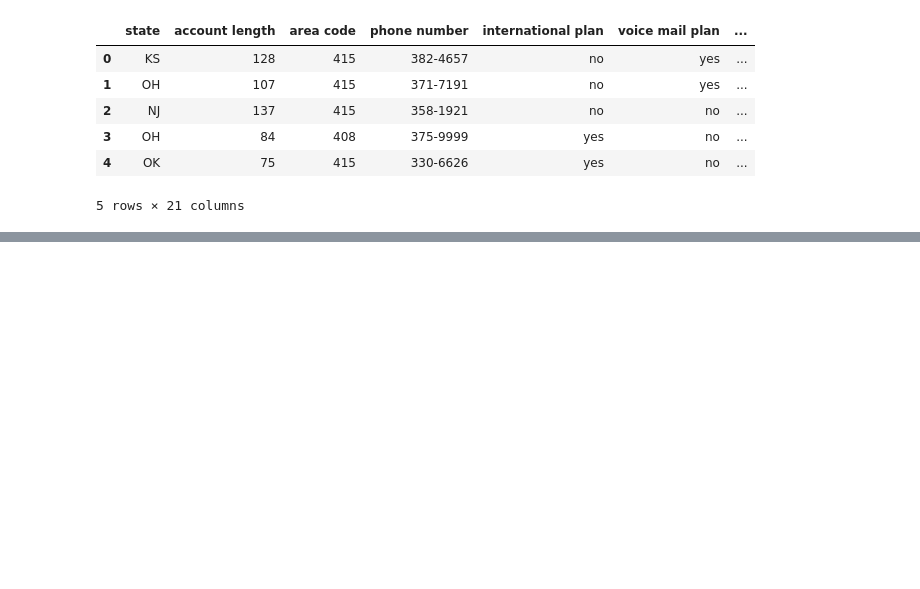
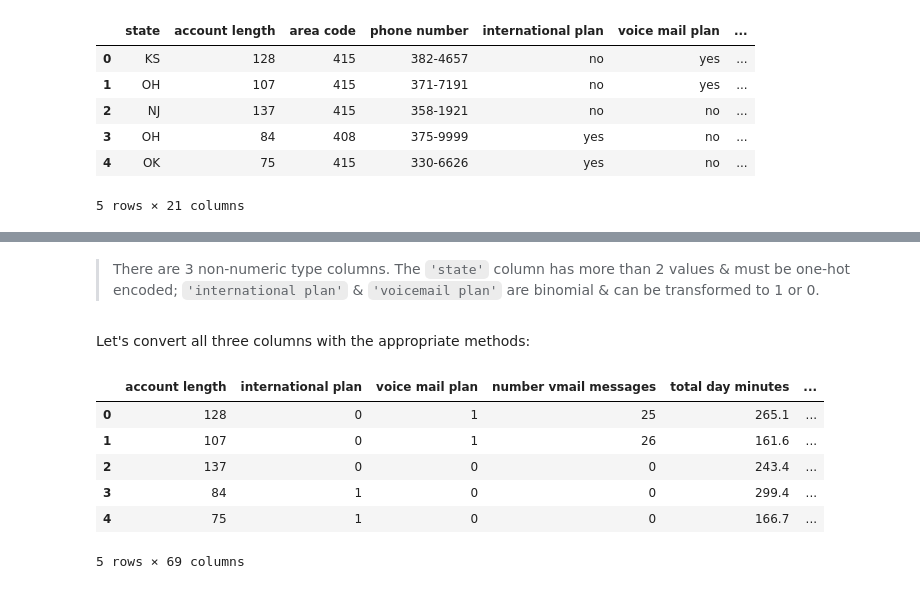
Before and after one commit to terminalcoder/Churn-in-Telecom, a Jupyter notebook: notebook.ipynb, the cells around one changed output, grey strips where cells are left out. Drawn from its saved outputs; the diff is of its cells as text; code cells hidden in the pictures; blank space fills up the shorter version.

```diff
--- a/notebook.ipynb
+++ b/notebook.ipynb
@@ -32,0 +121,4 @@ Index(['state', 'account length', 'area code', 'phone number',
+# %% [markdown]
+> There are 3 non-numeric type columns. The `'state'` column has more than 2 values & must be one-hot encoded; `'international plan'` & `'voicemail plan'` are binomial & can be transformed to 1 or 0.
+# %% [markdown]
+Let's convert all three columns with the appropriate methods:
@@ -32,0 +131,13 @@ Index(['state', 'account length', 'area code', 'phone number',
+# %%
+# one-hot encode'state' column
+ohe_df = pd.get_dummies(df)
+# preview modified dataframe
+ohe_df.head()
+# %% [output]
+|  | account length | international plan | voice mail plan | number vmail messages | total day minutes | ... |
+| 0 | 128 | 0 | 1 | 25 | 265.1 | ... |
+| 1 | 107 | 0 | 1 | 26 | 161.6 | ... |
+| 2 | 137 | 0 | 0 | 0 | 243.4 | ... |
+| 3 | 84 | 1 | 0 | 0 | 299.4 | ... |
+| 4 | 75 | 1 | 0 | 0 | 166.7 | ... |
+5 rows × 69 columns
```
Also changed, not shown: parts of 26 cells of this notebook, 4 other files.
